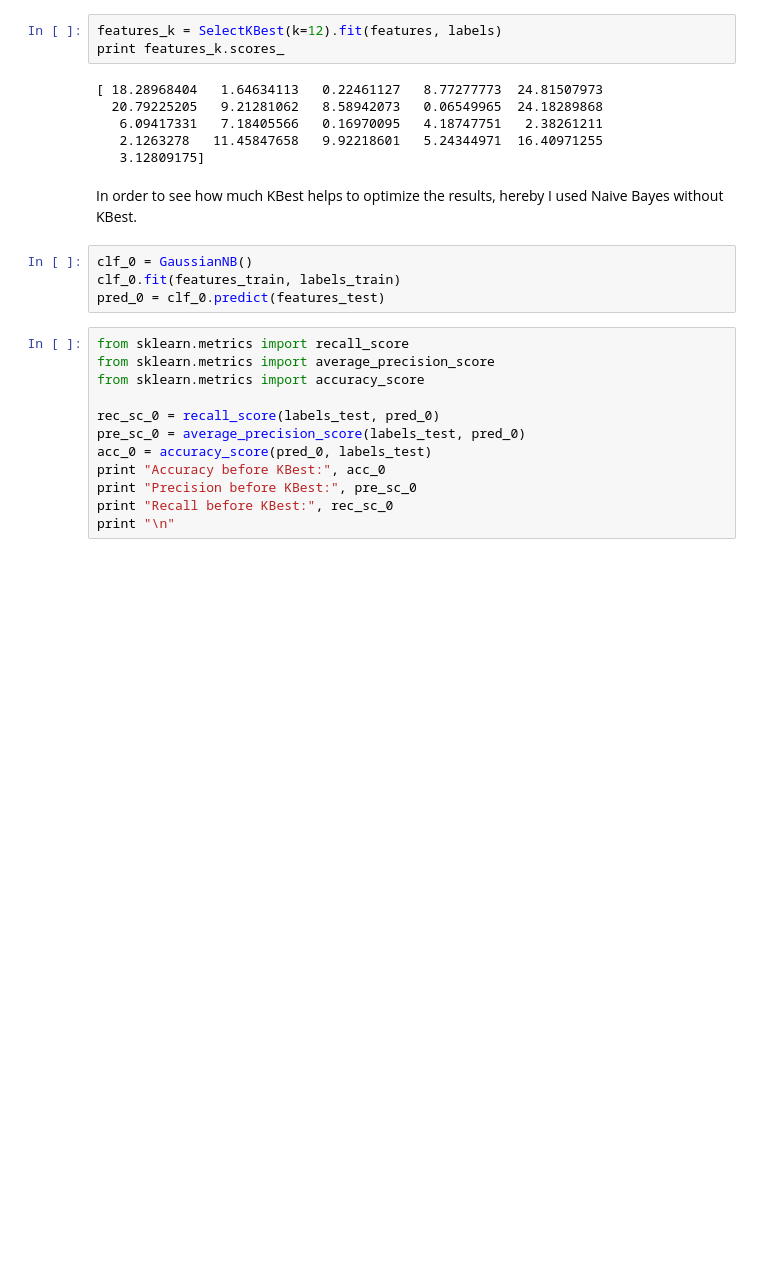
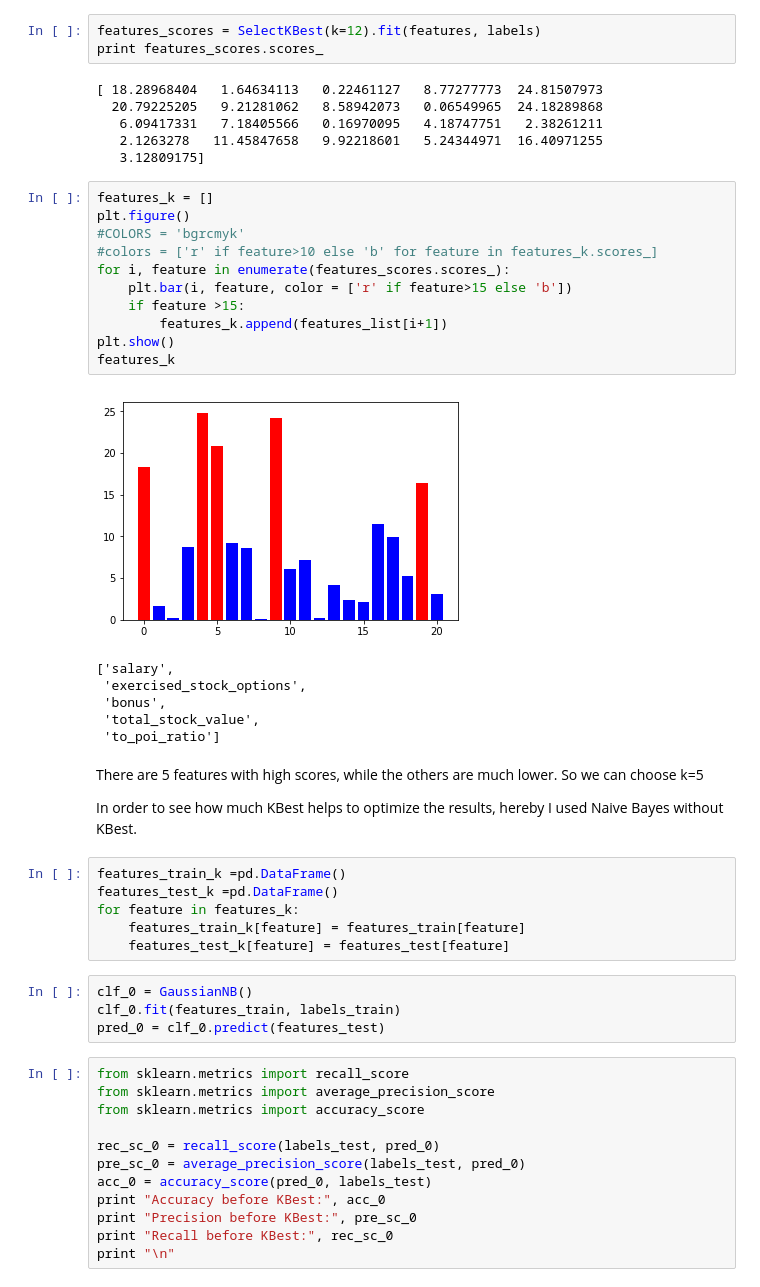
Before and after one commit to xmindata/Enron, a Jupyter notebook: Enron_fraud.ipynb, the cells around one changed output. Drawn from its saved outputs; the diff is of its cells as text; blank space fills up the shorter version.

Commit message:
refactor: KNN and KBest
- Refact the code for KBest
- Refact the code for KNN

```diff
--- a/Enron_fraud.ipynb
+++ b/Enron_fraud.ipynb
@@ -621,16 +621,42 @@ The Features Selected:
 The best estimator:
 Pipeline(steps=[('SKB', SelectKBest(k=7, score_func=<function f_classif at 0x...>)), ('NaiveBayes', GaussianNB(priors=None))])
 # %%
-features_k = SelectKBest(k=12).fit(features, labels)
-print features_k.scores_
+features_scores = SelectKBest(k=12).fit(features, labels)
+print features_scores.scores_
 # %% [output]
 [ 18.28968404   1.64634113   0.22461127   8.77277773  24.81507973
   20.79225205   9.21281062   8.58942073   0.06549965  24.18289868
    6.09417331   7.18405566   0.16970095   4.18747751   2.38261211
    2.1263278   11.45847658   9.92218601   5.24344971  16.40971255
    3.12809175]
+# %%
+features_k = []
+plt.figure()
+#COLORS = 'bgrcmyk'
+#colors = ['r' if feature>10 else 'b' for feature in features_k.scores_]
+for i, feature in enumerate(features_scores.scores_):
+    plt.bar(i, feature, color = ['r' if feature>15 else 'b'])
+    if feature >15:
+        features_k.append(features_list[i+1])
+plt.show()
+features_k
+# %% [output]
+[figure, added]
+['salary',
+ 'exercised_stock_options',
+ 'bonus',
+ 'total_stock_value',
+ 'to_poi_ratio']
 # %% [markdown]
+There are 5 features with high scores, while the others are much lower. So we can choose k=5
+
 In order to see how much KBest helps to optimize the results, hereby I used Naive Bayes without KBest.
+# %%
+features_train_k =pd.DataFrame()
+features_test_k =pd.DataFrame()
+for feature in features_k:
+    features_train_k[feature] = features_train[feature]
+    features_test_k[feature] = features_test[feature]
 # %%
 clf_0 = GaussianNB()
 clf_0.fit(features_train, labels_train)
```
Also changed, not shown: parts of 11 cells of this notebook.
